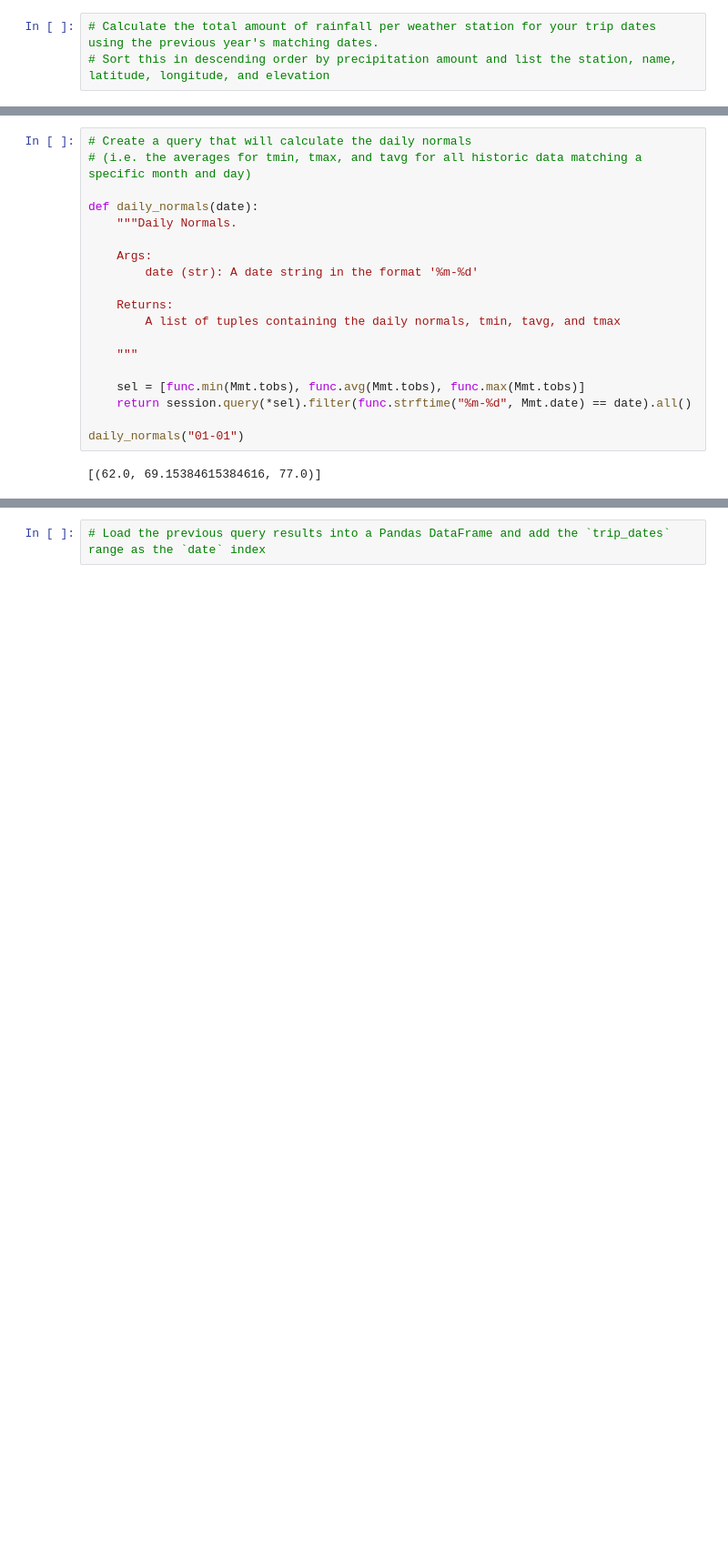
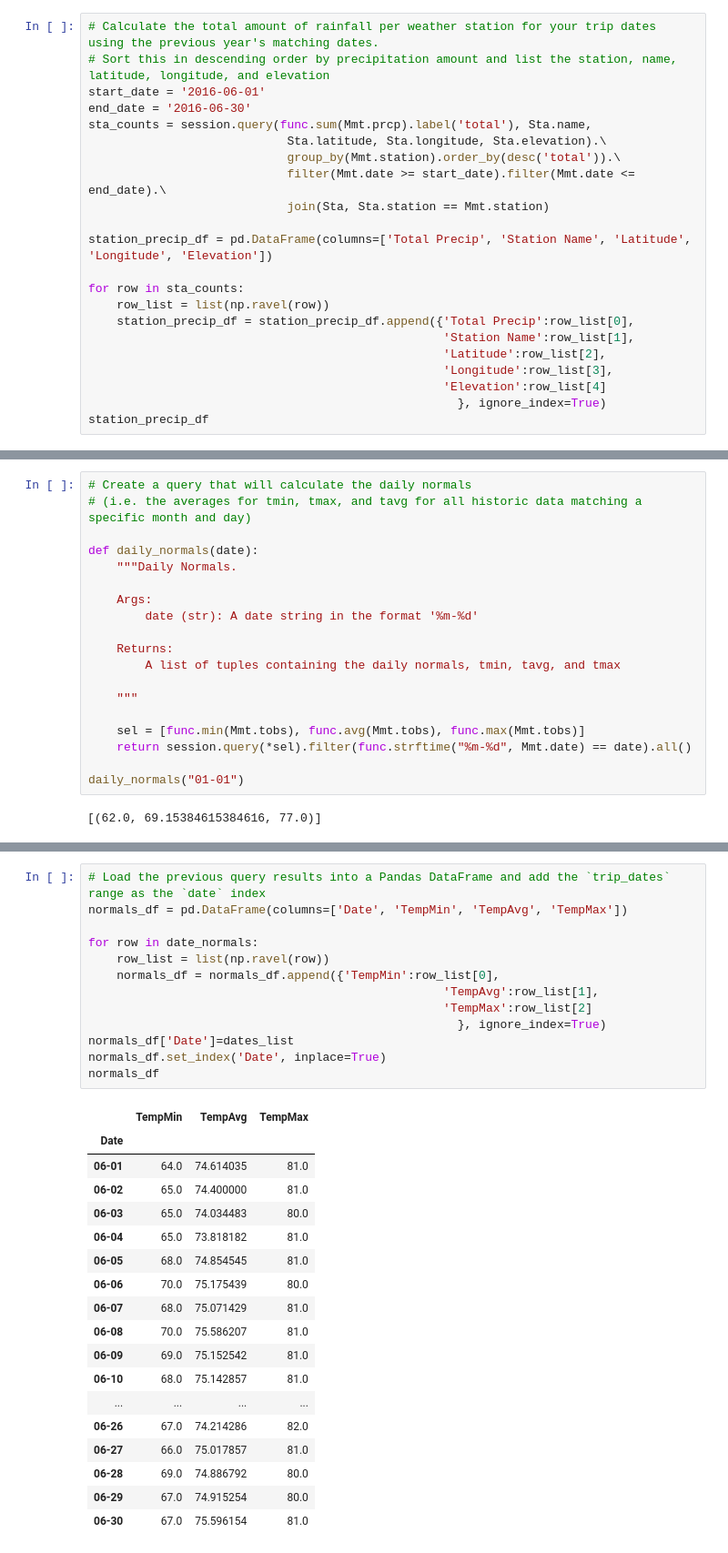
Before and after one commit to rmoesw01/sqlalchemy-challenge, a Jupyter notebook: climate_starter.ipynb, the cells around one changed output, grey strips where cells are left out. Shown at 91% size. Cells and saved outputs as stored; diff of their text form; blank space fills up the shorter version.

```diff
--- a/climate_starter.ipynb
+++ b/climate_starter.ipynb
@@ -329,3 +329,22 @@ print(t2, p2)
 # %%
 # Calculate the total amount of rainfall per weather station for your trip dates using the previous year's matching dates.
 # Sort this in descending order by precipitation amount and list the station, name, latitude, longitude, and elevation
+start_date = '2016-06-01'
+end_date = '2016-06-30'
+sta_counts = session.query(func.sum(Mmt.prcp).label('total'), Sta.name,
+                            Sta.latitude, Sta.longitude, Sta.elevation).\
+                            group_by(Mmt.station).order_by(desc('total')).\
+                            filter(Mmt.date >= start_date).filter(Mmt.date <= end_date).\
+                            join(Sta, Sta.station == Mmt.station)
+
+station_precip_df = pd.DataFrame(columns=['Total Precip', 'Station Name', 'Latitude', 'Longitude', 'Elevation'])
+
+for row in sta_counts:
+    row_list = list(np.ravel(row))
+    station_precip_df = station_precip_df.append({'Total Precip':row_list[0],
+                                                  'Station Name':row_list[1],
+                                                  'Latitude':row_list[2],
+                                                  'Longitude':row_list[3],
+                                                  'Elevation':row_list[4]
+                                                    }, ignore_index=True)
+station_precip_df
@@ -364,4 +422,34 @@ daily_normals("01-01")
 # %%
 # Load the previous query results into a Pandas DataFrame and add the `trip_dates` range as the `date` index
+normals_df = pd.DataFrame(columns=['Date', 'TempMin', 'TempAvg', 'TempMax'])
+
+for row in date_normals:
+    row_list = list(np.ravel(row))
+    normals_df = normals_df.append({'TempMin':row_list[0],
+                                                  'TempAvg':row_list[1],
+                                                  'TempMax':row_list[2]
+                                                    }, ignore_index=True)
+normals_df['Date']=dates_list
+normals_df.set_index('Date', inplace=True)
+normals_df
+# %% [output]
+|  | TempMin | TempAvg | TempMax |
+| Date |  |  |  |
+| 06-01 | 64.0 | 74.614035 | 81.0 |
+| 06-02 | 65.0 | 74.400000 | 81.0 |
+| 06-03 | 65.0 | 74.034483 | 80.0 |
+| 06-04 | 65.0 | 73.818182 | 81.0 |
+| 06-05 | 68.0 | 74.854545 | 81.0 |
+| 06-06 | 70.0 | 75.175439 | 80.0 |
+| 06-07 | 68.0 | 75.071429 | 81.0 |
+| 06-08 | 70.0 | 75.586207 | 81.0 |
+| 06-09 | 69.0 | 75.152542 | 81.0 |
+| 06-10 | 68.0 | 75.142857 | 81.0 |
+| ... | ... | ... | ... |
+| 06-26 | 67.0 | 74.214286 | 82.0 |
+| 06-27 | 66.0 | 75.017857 | 81.0 |
+| 06-28 | 69.0 | 74.886792 | 80.0 |
+| 06-29 | 67.0 | 74.915254 | 80.0 |
+| 06-30 | 67.0 | 75.596154 | 81.0 |
 # %%
 # Plot the daily normals as an area plot with `stacked=False`
```
Also changed, not shown: parts of 3 cells of this notebook.
